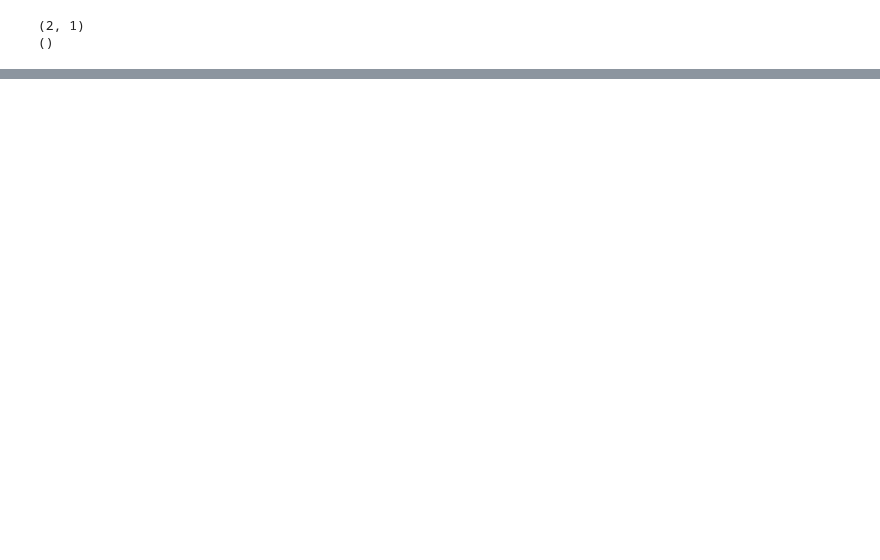
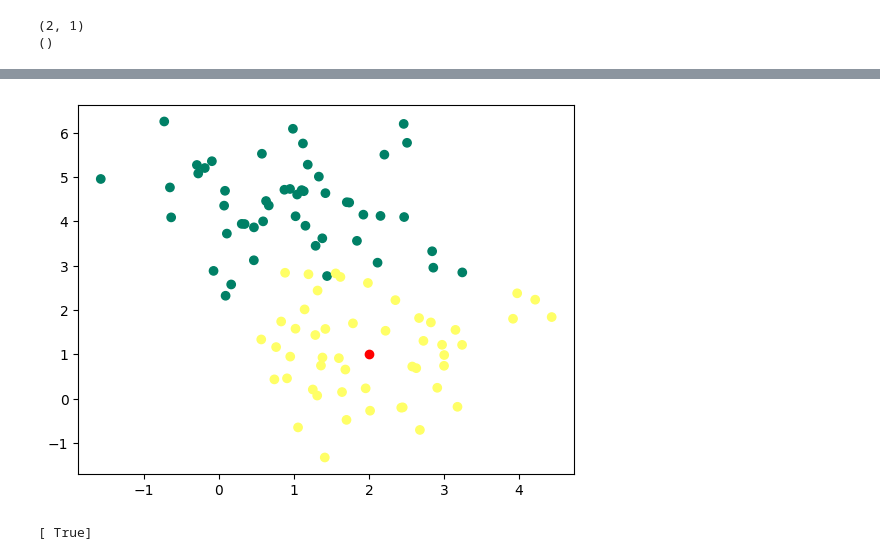
Before and after one commit to AntoinePlanche/Perceptron, a Jupyter notebook: perceptron.ipynb, the cells around one changed output, grey strips where cells are left out. Saved outputs shown, nothing was run; the diff lists cells and outputs as text; code cells hidden in the pictures; blank space fills up the shorter version.

```diff
--- a/perceptron.ipynb
+++ b/perceptron.ipynb
@@ -80,0 +94,12 @@ artificial_neuron(X, y)
+# %%
+plant = np.array([2, 1])
+
+plt.figure()
+plt.scatter(X[:,0],X[:,1], c = y, cmap='summer')
+plt.scatter(plant[0],plant[1], c = 'r')
+plt.show()
+
+print(predict(plant, W, b))
+# %% [output]
+[figure, added]
+[ True]
```
Also changed, not shown: parts of 6 cells of this notebook.
